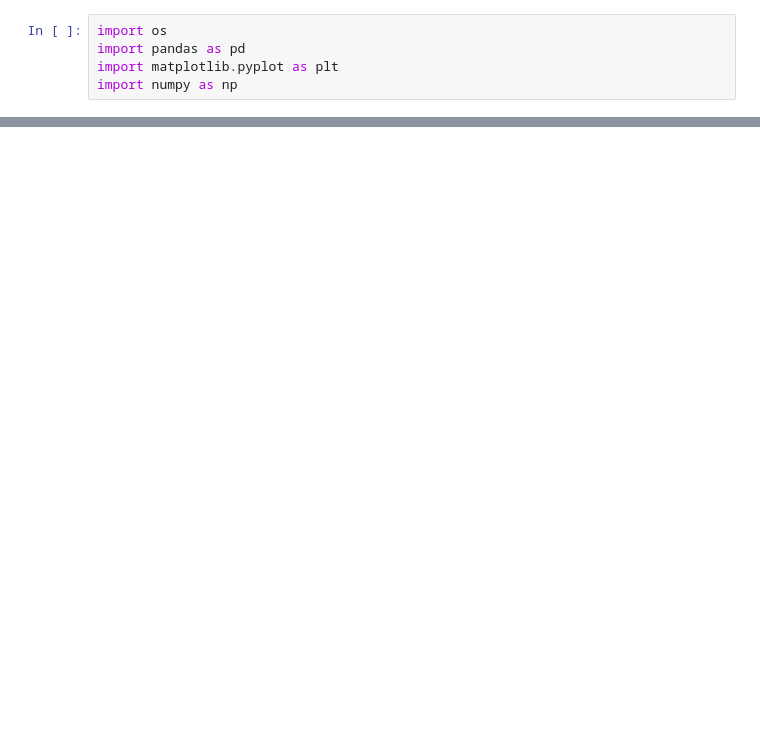
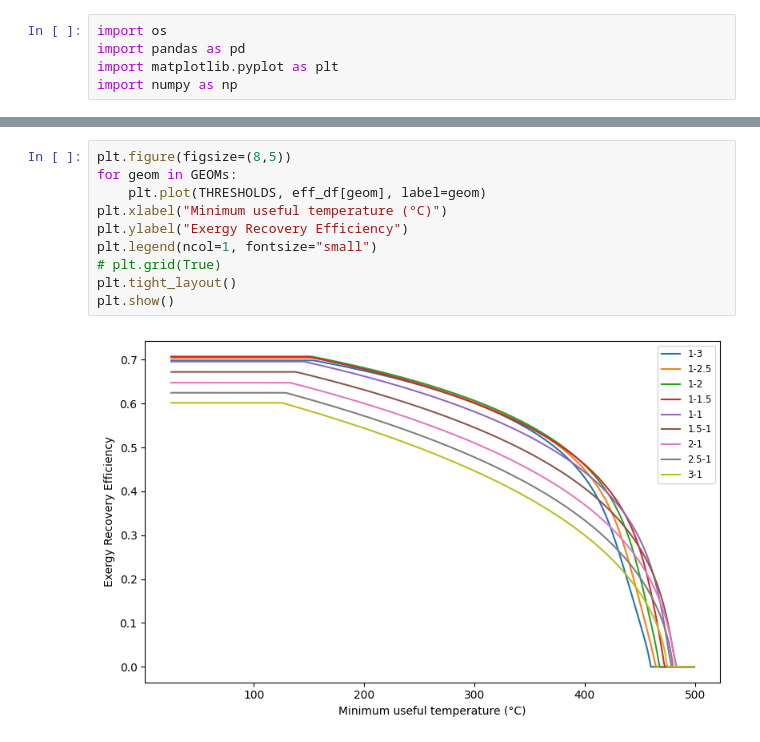
Before and after one commit to taylorlynnejohnson/Micmaq, a Jupyter notebook: geometry_study.ipynb, the cells around one changed output, grey strips where cells are left out. Cells and saved outputs as stored; diff of their text form; blank space fills up the shorter version.

```diff
--- a/geometry_study.ipynb
+++ b/geometry_study.ipynb
@@ -754,0 +348,12 @@ plt.show()
+# %%
+plt.figure(figsize=(8,5))
+for geom in GEOMs:
+    plt.plot(THRESHOLDS, eff_df[geom], label=geom)
+plt.xlabel("Minimum useful temperature (°C)")
+plt.ylabel("Exergy Recovery Efficiency")
+plt.legend(ncol=1, fontsize="small")
+# plt.grid(True)
+plt.tight_layout()
+plt.show()
+# %% [output]
+[figure, added]
```
Also changed, not shown: parts of 14 cells of this notebook, 7 other files.
